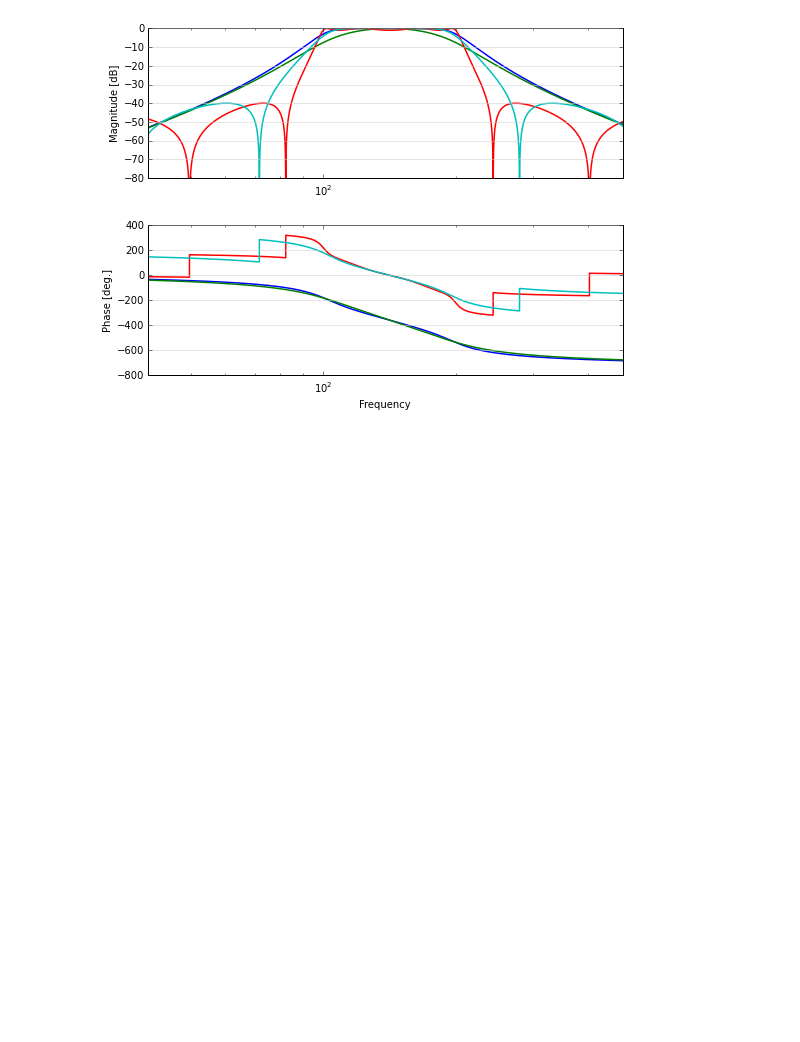
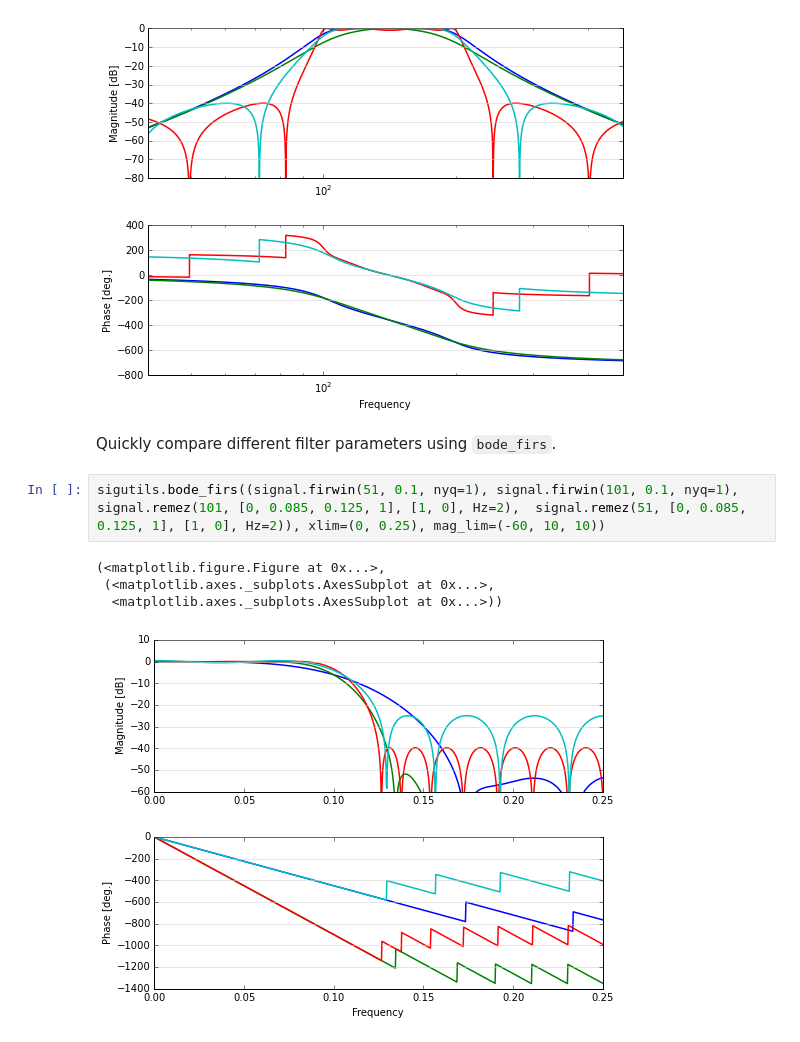
Before and after one commit to ryanpdwyer/sigutils, a Jupyter notebook: examples/Sigutils Example.ipynb, the cells around one changed output. Saved outputs shown, nothing was run; the diff lists cells and outputs as text; blank space fills up the shorter version.

Commit message:
Added better support for plotting multiple response functions at once

```diff
--- a/examples/Sigutils Example.ipynb
+++ b/examples/Sigutils Example.ipynb
@@ -28,3 +28,12 @@ sigutils.bode_syss((butter, bessel, ellip, cheb2), xlim=(40, 480), mag_lim=(-80,
  (<matplotlib.axes._subplots.AxesSubplot at 0x...>,
   <matplotlib.axes._subplots.AxesSubplot at 0x...>))
 [figure]
+# %% [markdown]
+Quickly compare different filter parameters using `bode_firs`.
+# %%
+sigutils.bode_firs((signal.firwin(51, 0.1, nyq=1), signal.firwin(101, 0.1, nyq=1), signal.remez(101, [0, 0.085, 0.125, 1], [1, 0], Hz=2),  signal.remez(51, [0, 0.085, 0.125, 1], [1, 0], Hz=2)), xlim=(0, 0.25), mag_lim=(-60, 10, 10))
+# %% [output]
+(<matplotlib.figure.Figure at 0x...>,
+ (<matplotlib.axes._subplots.AxesSubplot at 0x...>,
+  <matplotlib.axes._subplots.AxesSubplot at 0x...>))
+[figure, added]
```
Also changed, not shown: 2 other files.
